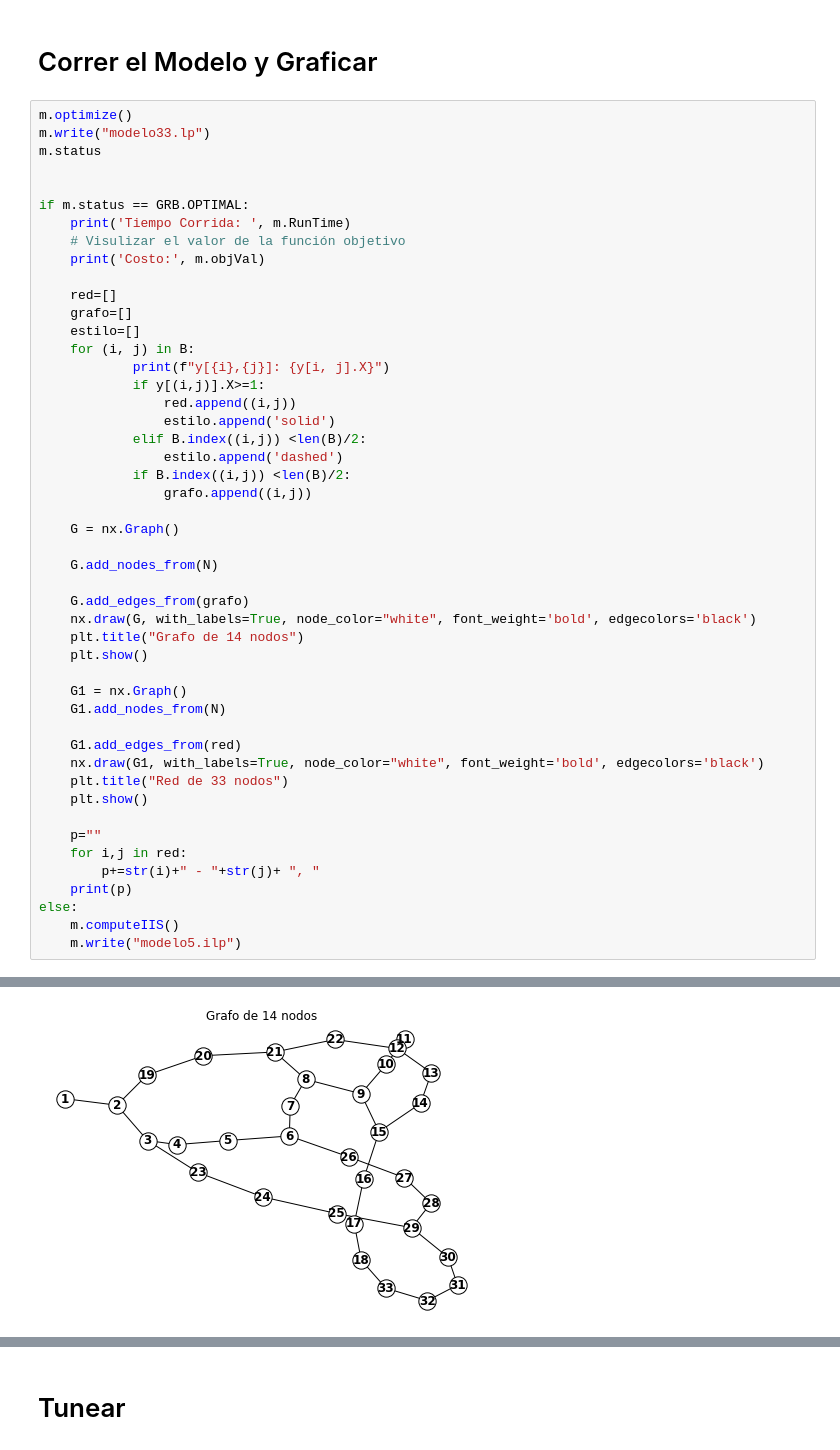
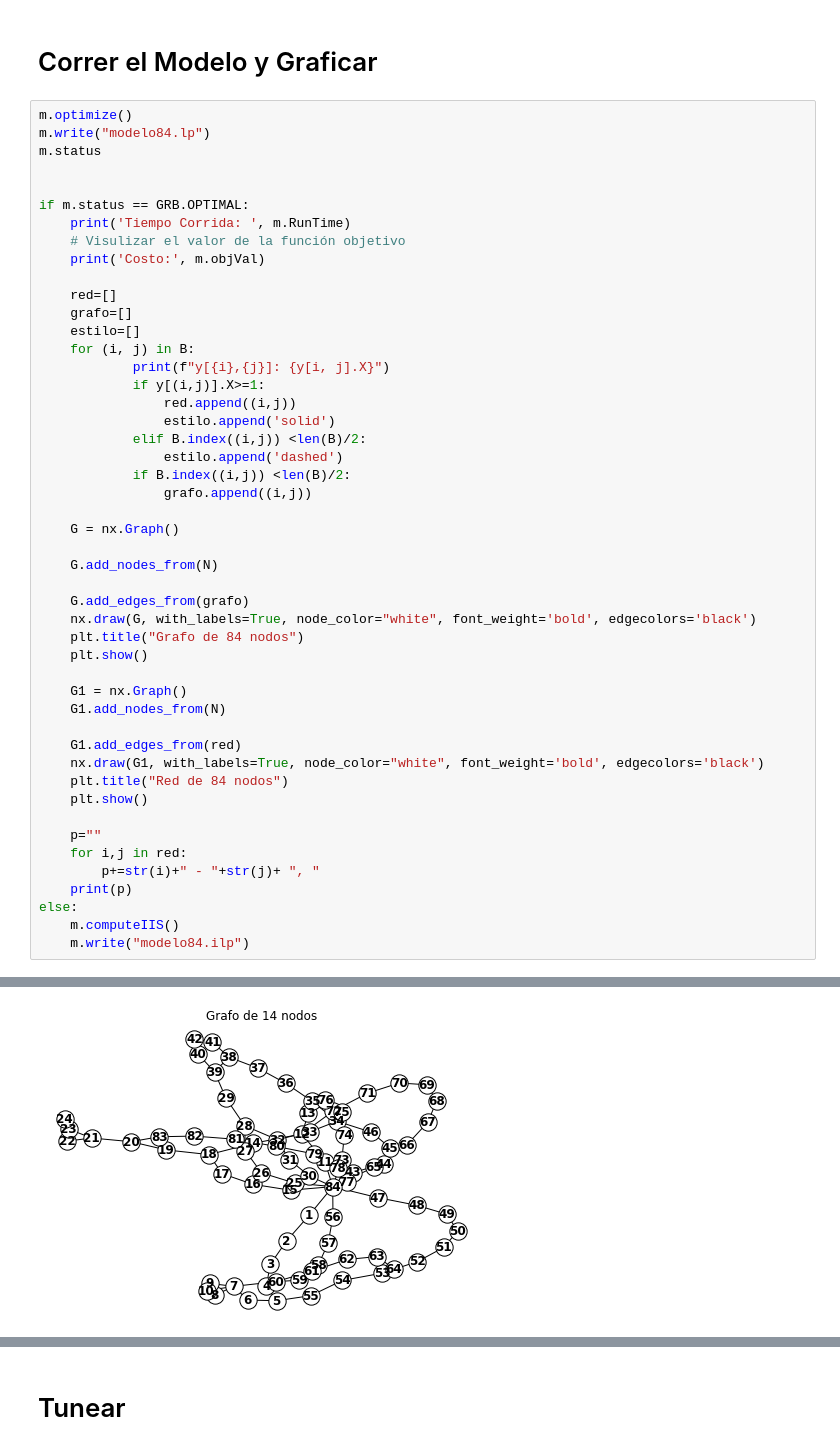
Before and after one commit to mforeroa/ProyectoRSD, a Jupyter notebook: 84nodos.ipynb, the cells around one changed output, grey strips where cells are left out. Cells and saved outputs as stored; diff of their text form.

```diff
--- a/84nodos.ipynb
+++ b/84nodos.ipynb
@@ -393,7 +393,7 @@ Set parameter NonConvex to value 2
 # Correr el Modelo y Graficar
 # %%
 m.optimize()
-m.write("modelo33.lp")
+m.write("modelo84.lp")
 m.status
 
 
@@ -421,7 +421,7 @@ if m.status == GRB.OPTIMAL:
 
     G.add_edges_from(grafo)
     nx.draw(G, with_labels=True, node_color="white", font_weight='bold', edgecolors='black')
-    plt.title("Grafo de 14 nodos")
+    plt.title("Grafo de 84 nodos")
     plt.show()
 
     G1 = nx.Graph()
@@ -429,7 +429,7 @@ if m.status == GRB.OPTIMAL:
 
     G1.add_edges_from(red)
     nx.draw(G1, with_labels=True, node_color="white", font_weight='bold', edgecolors='black')
-    plt.title("Red de 33 nodos")
+    plt.title("Red de 84 nodos")
     plt.show()
 
     p=""
@@ -438,7 +438,7 @@ if m.status == GRB.OPTIMAL:
     print(p)
 else:
     m.computeIIS()
-    m.write("modelo5.ilp")
+    m.write("modelo84.ilp")
 # %% [output]
 Gurobi Optimizer version 10.0.3 build v10.0.3rc0 (mac64[x86])
 
@@ -460 +460 @@ y[29,25]: 0.0
-[figure, old version]
+[figure, new version]
```
Also changed, not shown: parts of 2 cells of this notebook, 2 other files.
